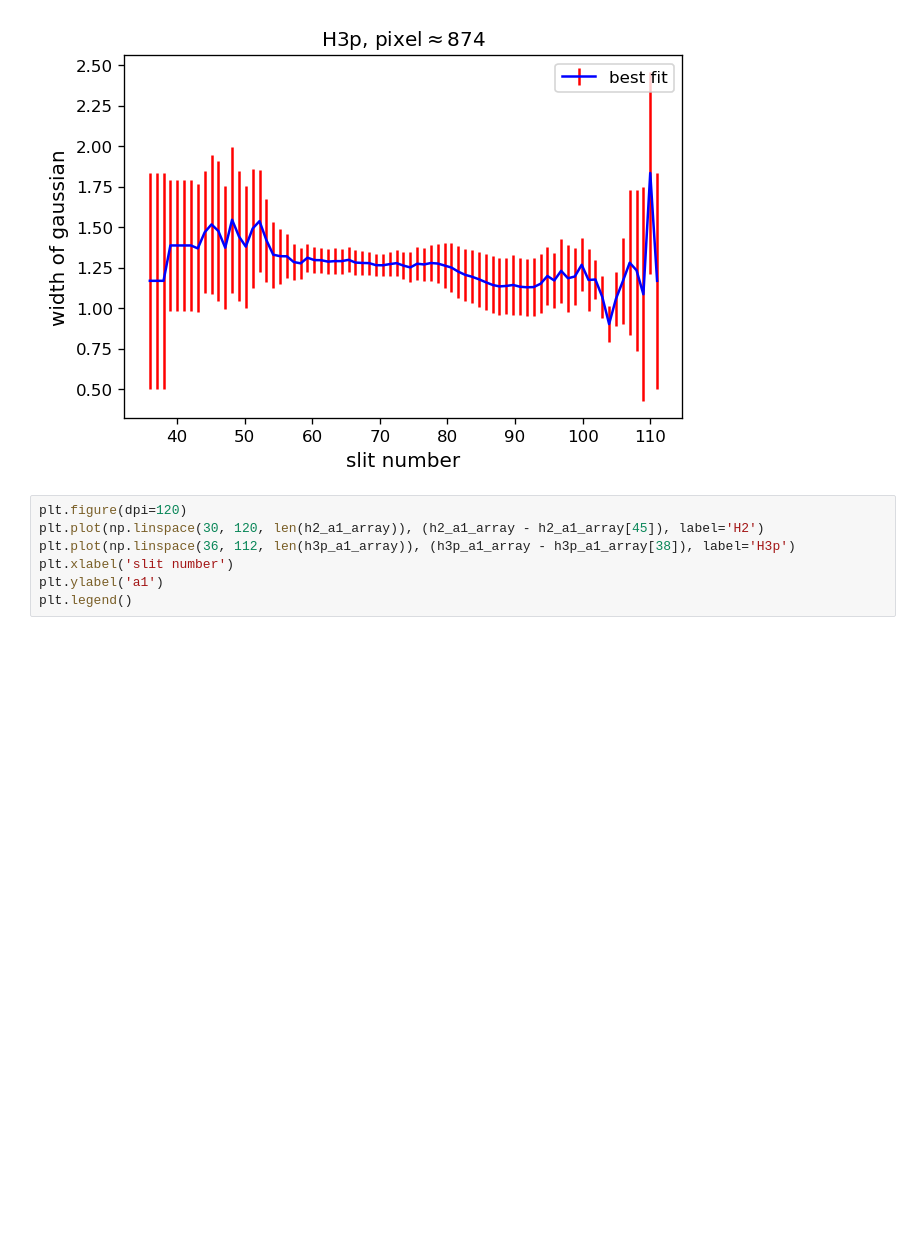
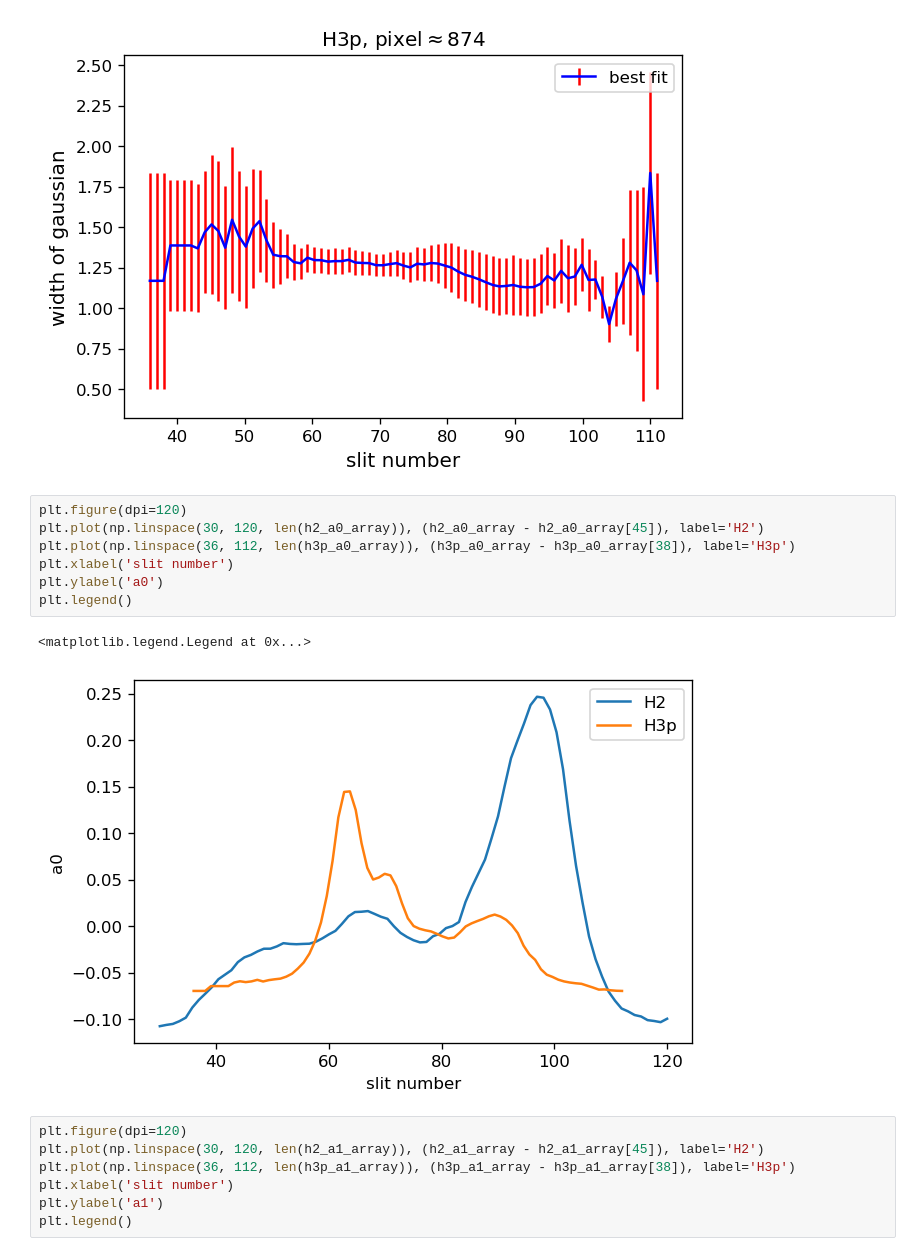
Before and after one commit to ruoyanwangdr/Dynamics-of-Jovian-Infrared-Auroral-Ionosphere-and-Thermosphere, a Jupyter notebook: h3p.ipynb, the cells around one changed output. Cells and saved outputs as stored; diff of their text form; blank space fills up the shorter version.

Commit message:
Plot h2 and h3p for comparison

```diff
--- a/h3p.ipynb
+++ b/h3p.ipynb
@@ -416,6 +416,16 @@ plt.legend()
 [figure]
 [figure]
 [figure]
+# %%
+plt.figure(dpi=120)
+plt.plot(np.linspace(30, 120, len(h2_a0_array)), (h2_a0_array - h2_a0_array[45]), label='H2')
+plt.plot(np.linspace(36, 112, len(h3p_a0_array)), (h3p_a0_array - h3p_a0_array[38]), label='H3p')
+plt.xlabel('slit number')
+plt.ylabel('a0')
+plt.legend()
+# %% [output]
+<matplotlib.legend.Legend at 0x...>
+[figure, added]
 # %%
 plt.figure(dpi=120)
 plt.plot(np.linspace(30, 120, len(h2_a1_array)), (h2_a1_array - h2_a1_array[45]), label='H2')
```
Also changed, not shown: parts of 1 cell of this notebook.
